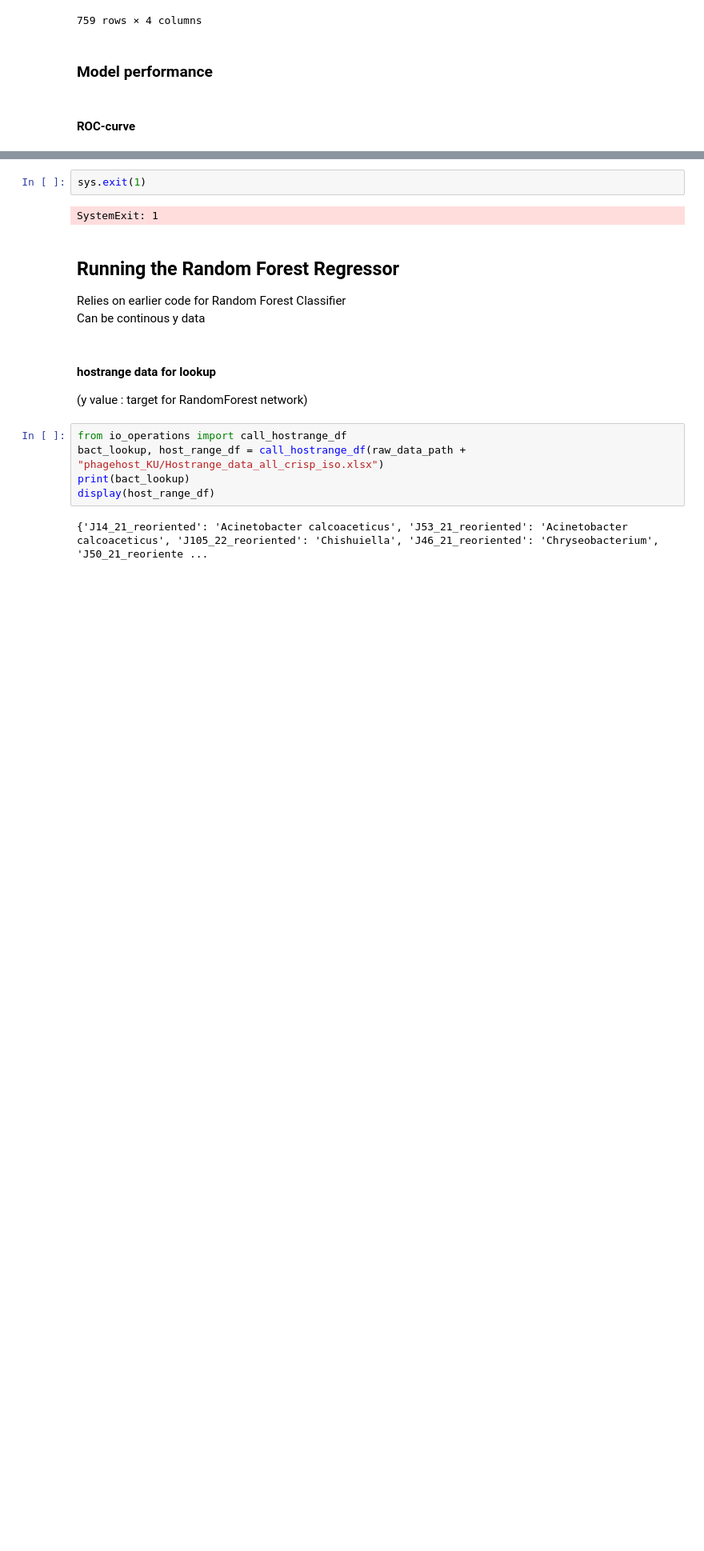
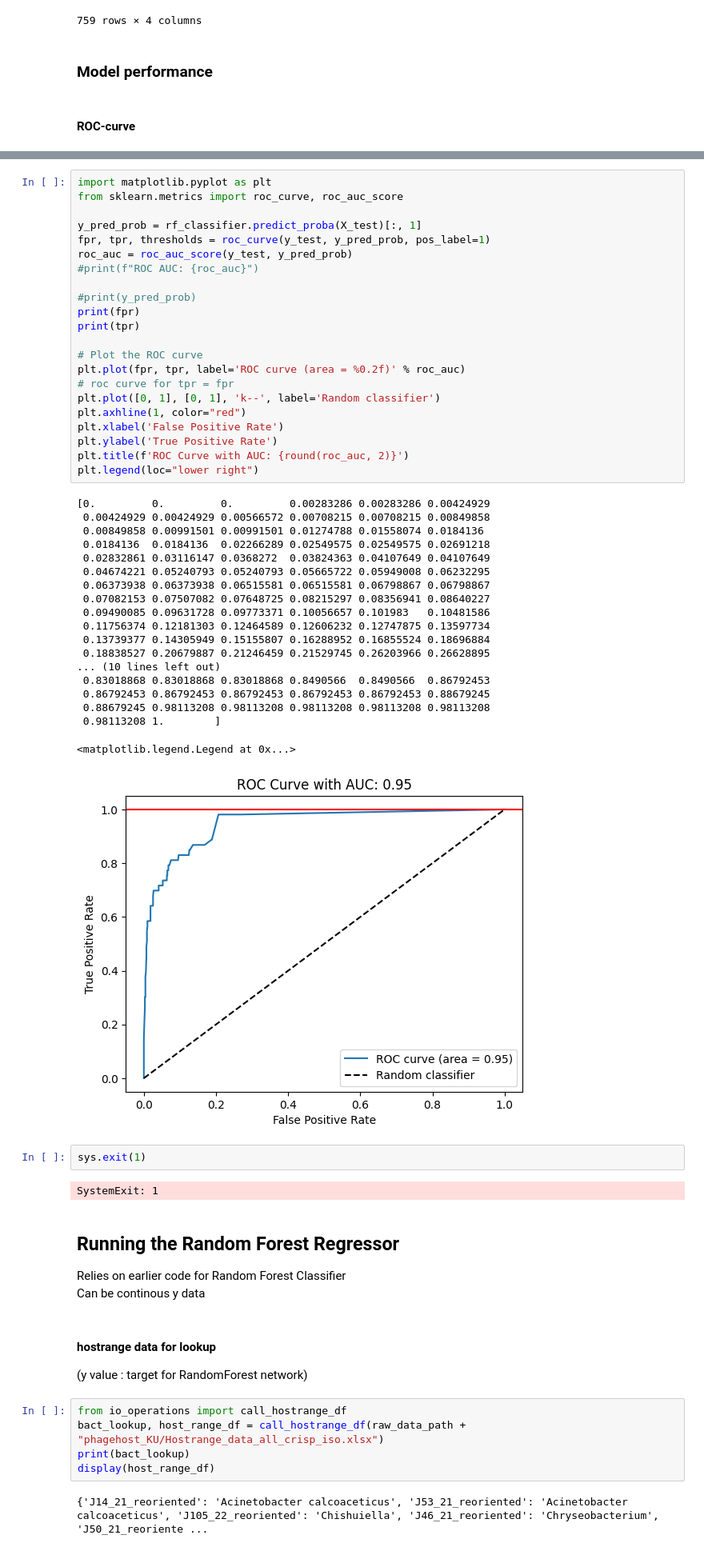
Before and after one commit to azzy72/PredictPhagePPI, a Jupyter notebook: notebooks/random_forest.ipynb, the cells around one changed output, grey strips where cells are left out. Shown: that part at 80% size. Cells and saved outputs as stored; diff of their text form; blank space fills up the shorter version.

```diff
--- a/notebooks/random_forest.ipynb
+++ b/notebooks/random_forest.ipynb
@@ -254,3 +255,45 @@ plot_roc_curve_rf(rf_classifier, X_test, y_test, title=f"RF Classifier minhash n
+# %%
+import matplotlib.pyplot as plt
+from sklearn.metrics import roc_curve, roc_auc_score
+
+y_pred_prob = rf_classifier.predict_proba(X_test)[:, 1]
+fpr, tpr, thresholds = roc_curve(y_test, y_pred_prob, pos_label=1)
+roc_auc = roc_auc_score(y_test, y_pred_prob)
+#print(f"ROC AUC: {roc_auc}")
+
+#print(y_pred_prob)
+print(fpr)
+print(tpr)
+
+# Plot the ROC curve
+plt.plot(fpr, tpr, label='ROC curve (area = %0.2f)' % roc_auc)
+# roc curve for tpr = fpr
+plt.plot([0, 1], [0, 1], 'k--', label='Random classifier')
+plt.axhline(1, color="red")
+plt.xlabel('False Positive Rate')
+plt.ylabel('True Positive Rate')
+plt.title(f'ROC Curve with AUC: {round(roc_auc, 2)}')
+plt.legend(loc="lower right")
+# %% [output]
+[0.         0.         0.         0.00283286 0.00283286 0.00424929
+ 0.00424929 0.00424929 0.00566572 0.00708215 0.00708215 0.00849858
+ 0.00849858 0.00991501 0.00991501 0.01274788 0.01558074 0.0184136
+ 0.0184136  0.0184136  0.02266289 0.02549575 0.02549575 0.02691218
+ 0.02832861 0.03116147 0.0368272  0.03824363 0.04107649 0.04107649
+ 0.04674221 0.05240793 0.05240793 0.05665722 0.05949008 0.06232295
+ 0.06373938 0.06373938 0.06515581 0.06515581 0.06798867 0.06798867
+ 0.07082153 0.07507082 0.07648725 0.08215297 0.08356941 0.08640227
+ 0.09490085 0.09631728 0.09773371 0.10056657 0.101983   0.10481586
+ 0.11756374 0.12181303 0.12464589 0.12606232 0.12747875 0.13597734
+ 0.13739377 0.14305949 0.15155807 0.16288952 0.16855524 0.18696884
+ 0.18838527 0.20679887 0.21246459 0.21529745 0.26203966 0.26628895
+... (10 lines left out)
+ 0.83018868 0.83018868 0.83018868 0.8490566  0.8490566  0.86792453
+ 0.86792453 0.86792453 0.86792453 0.86792453 0.86792453 0.88679245
+ 0.88679245 0.98113208 0.98113208 0.98113208 0.98113208 0.98113208
+ 0.98113208 1.        ]
+<matplotlib.legend.Legend at 0x...>
+[figure, added]
 # %%
 sys.exit(1)
 # %% [output]
```
Also changed, not shown: parts of 14 cells of this notebook, 5 other files.
